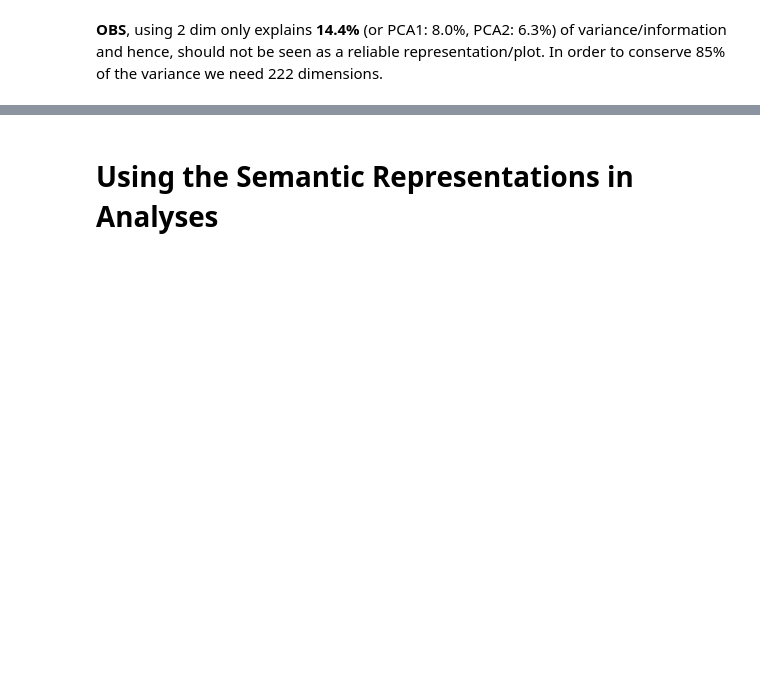
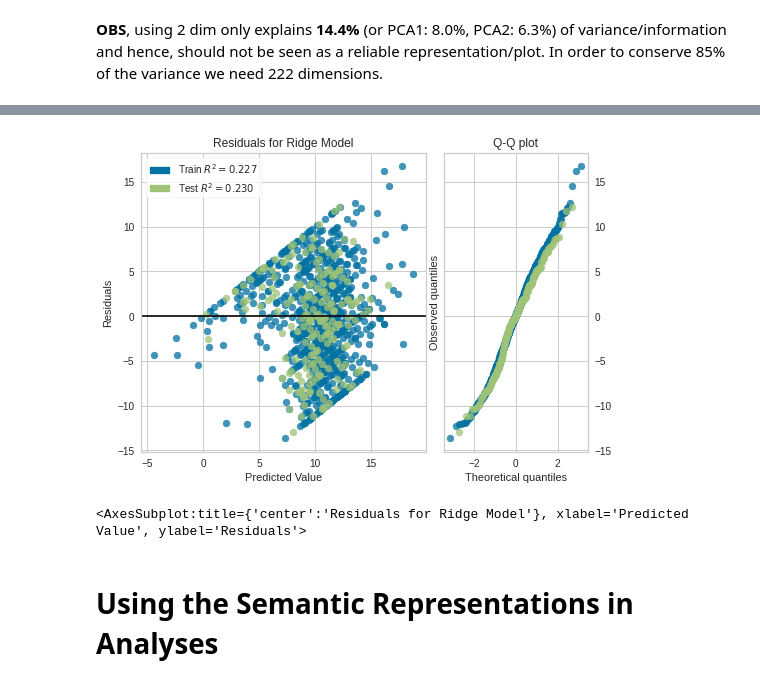
Before and after one commit to alexandraant161803/EDAN70, a Jupyter notebook: WD_project.ipynb, the cells around one changed output, grey strips where cells are left out. Drawn from its saved outputs; the diff is of its cells as text; code cells hidden in the pictures; blank space fills up the shorter version.

```diff
--- a/WD_project.ipynb
+++ b/WD_project.ipynb
@@ -354,3 +373,30 @@ visualizer.show()
+# %%
+x_wor = df_wor_concat.values
+
+scaler = StandardScaler()
+pca_res = PCA(n_components=56)
+
+X_train_wor, X_test_wor, y_train_wor, y_test_wor = train_test_split(x_wor, y_wor_scale, test_size=0.2, random_state=0)
+
+# Standardize and scale data
+scaler.fit(X_train_wor)
+X_train_wor = scaler.transform(X_train_wor)
+X_test_wor = scaler.transform(X_test_wor)
+
+# Fit and reduce dimensions
+pca_res.fit(X_train_wor)
+X_train_wor = pca_res.transform(X_train_wor)
+X_test_wor = pca_res.transform(X_test_wor)
+
+# Instantiate the linear model and visualizer
+model = Ridge()
+visualizer = ResidualsPlot(model, hist=False, qqplot=True)
+visualizer.fit(X_train_wor, y_train_wor)
+visualizer.score(X_test_wor, y_test_wor)
+visualizer.show()
+# %% [output]
+[figure, added]
+<AxesSubplot:title={'center':'Residuals for Ridge Model'}, xlabel='Predicted Value', ylabel='Residuals'>
 # %% [markdown]
 # Using the Semantic Representations in Analyses
 # %% [markdown]
```
Also changed, not shown: parts of 16 cells of this notebook.
